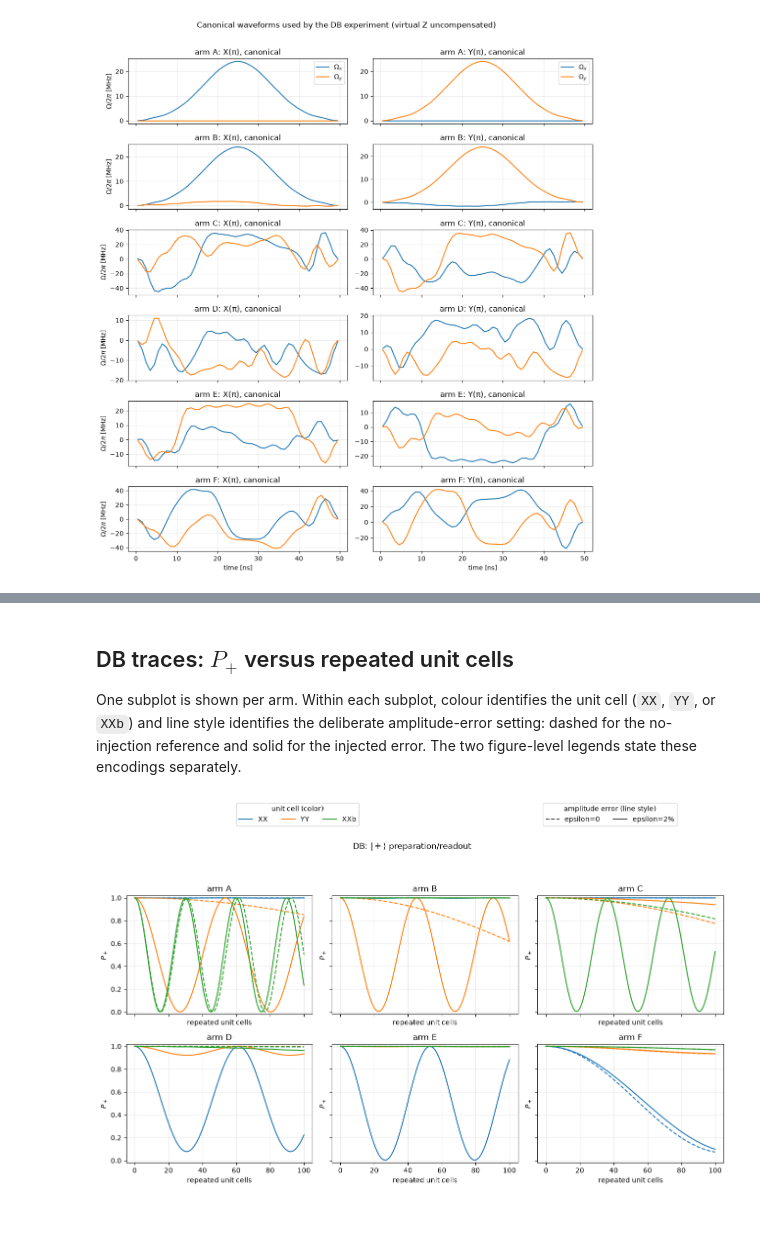
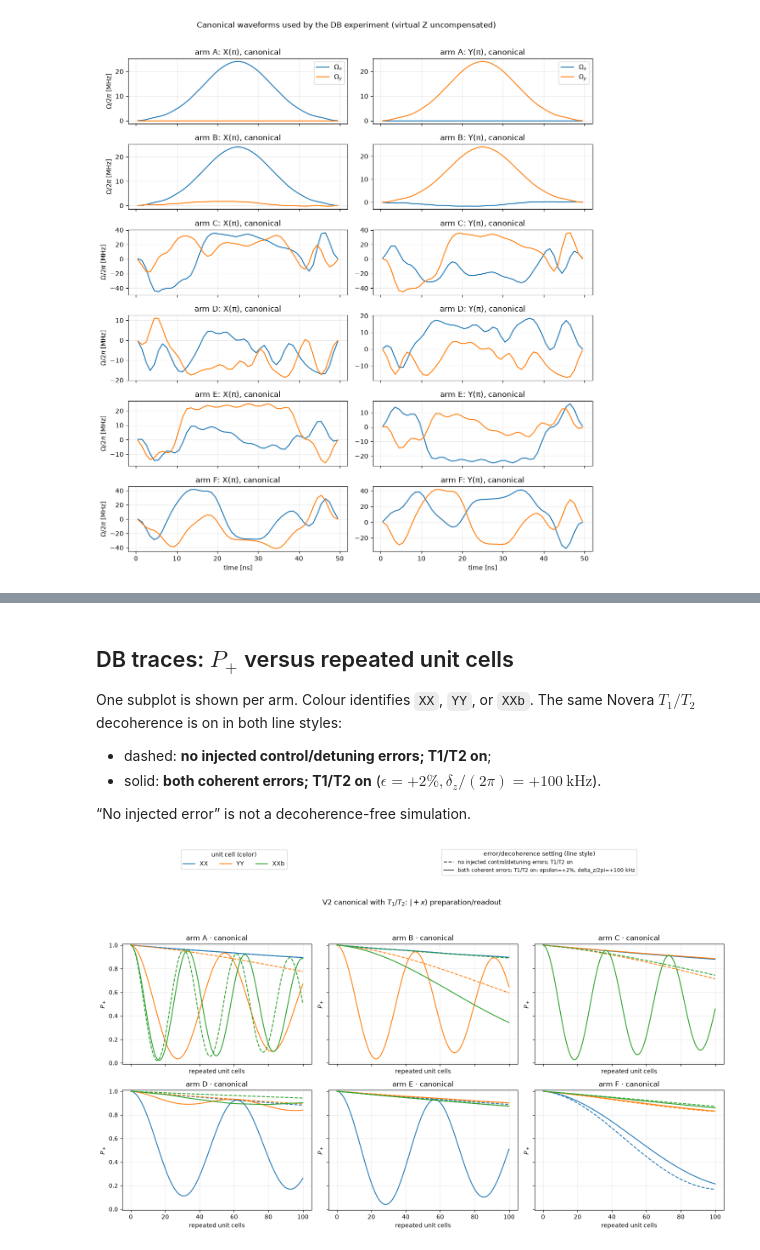
Before and after one commit to Wenzheng-Dong/curve_optimize_tool, a Jupyter notebook: proposals/Novera_work/notebooks/notebook_1qbDB_V2.ipynb, the cells around one changed output, grey strips where cells are left out. Cells and saved outputs as stored; diff of their text form; code cells hidden in the pictures; blank space fills up the shorter version.

```diff
--- a/proposals/Novera_work/notebooks/notebook_1qbDB_V2.ipynb
+++ b/proposals/Novera_work/notebooks/notebook_1qbDB_V2.ipynb
@@ -115,6 +165,11 @@ def load_canonical_waveforms(delivery, delivery_dir):
 
 
 WAVEFORMS, WAVEFORM_FILES = load_canonical_waveforms(DELIVERY, DELIVERY_DIR)
+PLAYED_VARIANT = "canonical"
+for gate_name in ("Xpi", "Ypi"):
+    for arm in ARMS:
+        assert WAVEFORMS[gate_name][arm]["path"] == WAVEFORM_FILES[gate_name][arm][PLAYED_VARIANT]
+print(f"Runtime path audit: all 12 played files are canonical CSVs.")
 for arm in ARMS:
     print(
         f"{arm}: Xπ {len(WAVEFORMS['Xpi'][arm]['t_ns'])} samples — "
@@ -225,38 +480,59 @@ Prepared 36 P_plus traces: 6 arms × 3 unit cells × 2 error settings.
 # %% [markdown]
 ## DB traces: $P_+$ versus repeated unit cells
 
-One subplot is shown per arm. Within each subplot, colour identifies the unit cell (`XX`, `YY`, or `XXb`) and line style identifies the deliberate amplitude-error setting: dashed for the no-injection reference and solid for the injected error. The two figure-level legends state these encodings separately.
+One subplot is shown per arm. Colour identifies `XX`, `YY`, or `XXb`. The same
+Novera $T_1/T_2$ decoherence is on in both line styles:
+
+- dashed: **no injected control/detuning errors; T1/T2 on**;
+- solid: **both coherent errors; T1/T2 on**
+  ($\epsilon=+2\%,\delta_z/(2\pi)=+100\ \mathrm{kHz}$).
+
+“No injected error” is not a decoherence-free simulation.
 # %%
 from matplotlib.lines import Line2D
 
 repeats = np.arange(N_REPEATS + 1)
 UNIT_COLORS = {"XX": "tab:blue", "YY": "tab:orange", "XXb": "tab:green"}
-fig, axes = plt.subplots(2, 3, figsize=(13, 8), sharex=True, sharey=True)
+fig, axes = plt.subplots(2, 3, figsize=(15, 9.2), sharex=True, sharey=True)
 for axis, arm in zip(axes.flat, ARMS):
-    for unit_name in UNIT_ORDER:
-        color = UNIT_COLORS[unit_name]
-        axis.plot(repeats, TRACES[arm][unit_name][0.0], "--", color=color)
-        axis.plot(repeats, TRACES[arm][unit_name][INJECTED_ERROR], "-", color=color)
-    axis.set_title(f"arm {arm}")
+    for unit in UNIT_ORDER:
+        color = UNIT_COLORS[unit]
+        axis.plot(repeats, TRACES[arm][unit][NO_ERROR], "--", color=color)
+        axis.plot(repeats, TRACES[arm][unit][BOTH_ERRORS], "-", color=color)
+    axis.set_title(f"arm {arm} · canonical")
     axis.set_xlabel("repeated unit cells")
     axis.set_ylabel(r"$P_+$")
-    axis.set_ylim(-0.02, 1.02)
+    axis.set_ylim(-0.01, 1.01)
     axis.grid(alpha=0.25)
 
 unit_handles = [Line2D([], [], color=UNIT_COLORS[name], label=name) for name in UNIT_ORDER]
-error_handles = [
-    Line2D([], [], color="0.25", linestyle="--", label="epsilon=0"),
-    Line2D([], [], color="0.25", linestyle="-", label=f"epsilon={INJECTED_ERROR:.0%}"),
+setting_handles = [
+    Line2D(
+        [], [], color="0.25", linestyle="--",
+        label="no injected control/detuning errors; T1/T2 on",
+    ),
+    Line2D(
+        [], [], color="0.25", linestyle="-",
+        label=(
+            f"both coherent errors; T1/T2 on: epsilon={SETTINGS[BOTH_ERRORS]['epsilon']:+.0%}, "
+            f"delta_z/2pi=+{DETUNING_LABEL}"
+        ),
+    ),
 ]
-fig.legend(unit_handles, [handle.get_label() for handle in unit_handles], title="unit cell (color)",
-           loc="upper center", bbox_to_anchor=(0.32, 1.00), ncol=3)
-fig.legend(error_handles, [handle.get_label() for handle in error_handles], title="amplitude error (line style)",
-           loc="upper center", bbox_to_anchor=(0.81, 1.00), ncol=2)
-fig.suptitle(r"DB: $|+\rangle$ preparation/readout", y=0.89)
-fig.tight_layout(rect=(0, 0, 1, 0.84))
+fig.legend(
+    unit_handles, [handle.get_label() for handle in unit_handles],
+    title="unit cell (color)", loc="upper center", bbox_to_anchor=(0.22, 0.995), ncol=3,
+)
+fig.legend(
+    setting_handles, [handle.get_label() for handle in setting_handles],
+    title="error/decoherence setting (line style)", loc="upper center",
+    bbox_to_anchor=(0.70, 0.995), ncol=1, fontsize=8.5,
+)
+fig.suptitle(r"V2 canonical with $T_1/T_2$: $|+x\rangle$ preparation/readout", y=0.86)
+fig.tight_layout(rect=(0, 0, 1, 0.82))
 plt.show()
 # %% [output]
-[figure, old version]
+[figure, new version]
 # %% [markdown]
 ## Reading the figure
 
```
Also changed, not shown: parts of 10 cells of this notebook, 1 other file.
